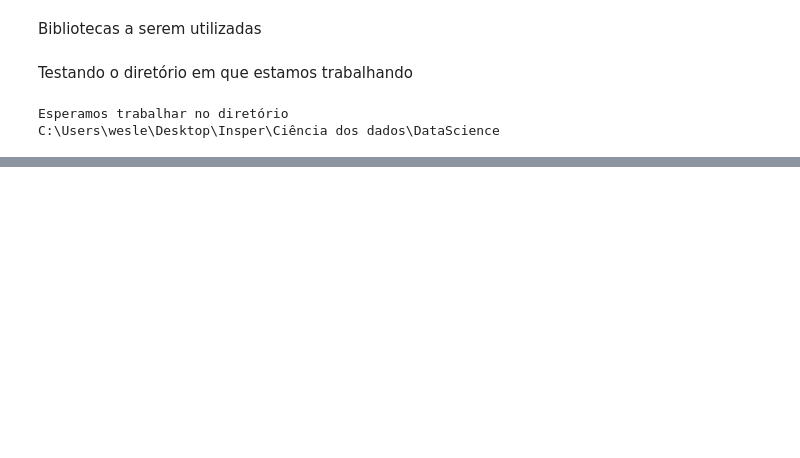
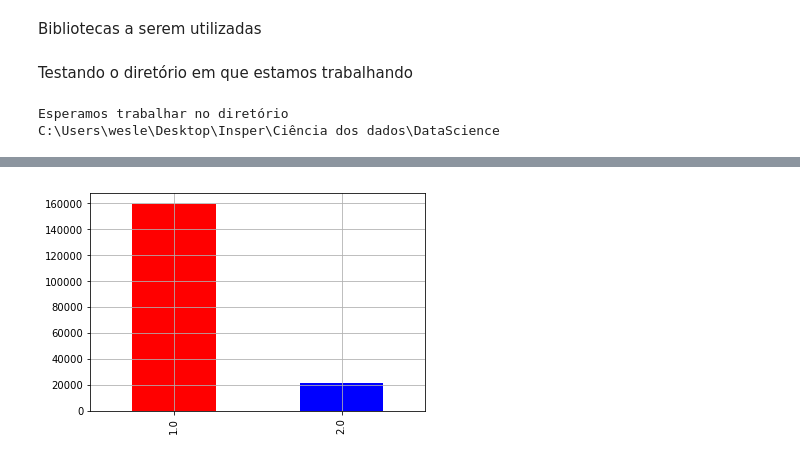
Before and after one commit to wesleygas/DataScience, a Jupyter notebook: Acesso à internet.ipynb, the cells around one changed output, grey strips where cells are left out. Drawn from its saved outputs; the diff is of its cells as text; code cells hidden in the pictures; blank space fills up the shorter version.

```diff
--- a/Acesso à internet.ipynb
+++ b/Acesso à internet.ipynb
@@ -80,0 +111,7 @@ dados
+# %%
+acesso_CELULAR = dados.V061113.value_counts()
+
+acesso_CELULAR.plot(kind='bar', color=('red','blue','green'))
+plt.grid(True)
+# %% [output]
+[figure, added]
```
Also changed, not shown: parts of 14 cells of this notebook, 1 other file.
